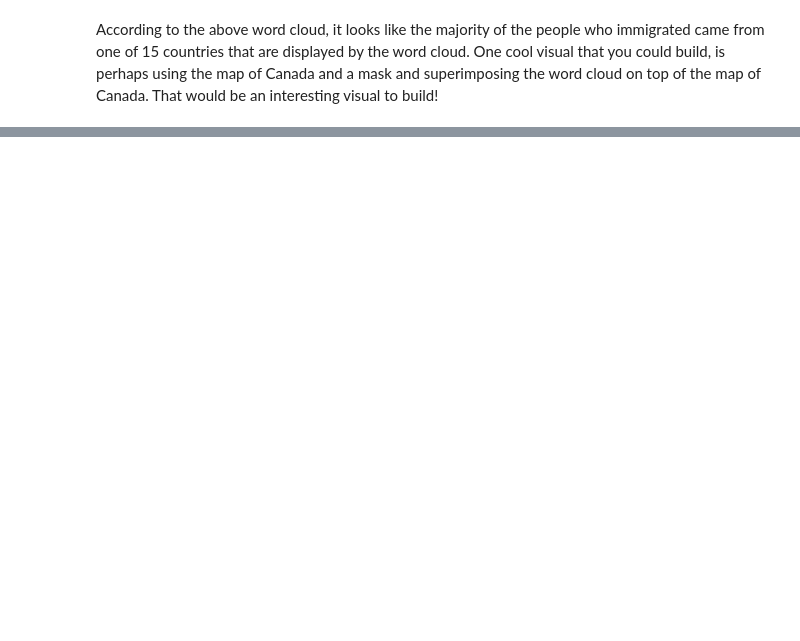
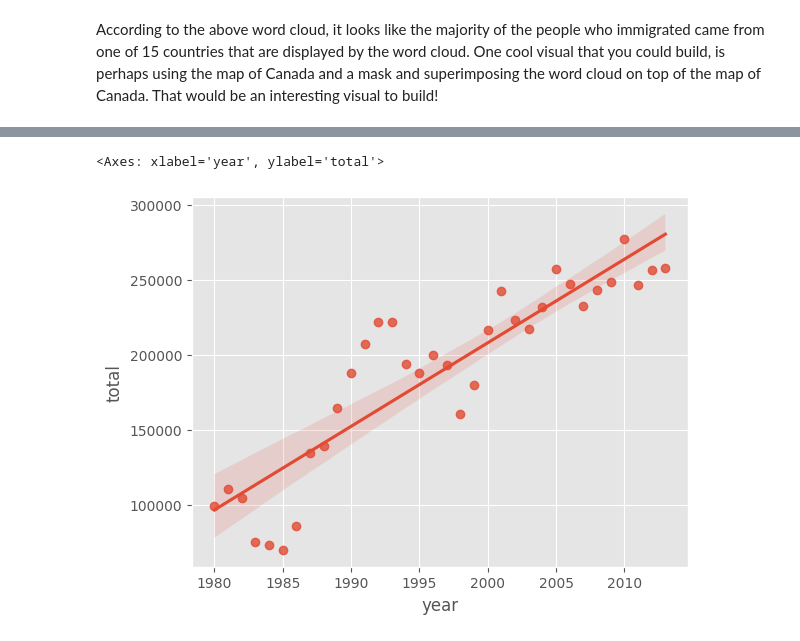
Before and after one commit to DUY2602/IBM-Data-Science, a Jupyter notebook: 8. Data Visualization with Python/Basic & Specialized Visualization tools/waffle_chart_word_cloud_regression_plot.ipynb, the cells around one changed output, grey strips where cells are left out. Drawn from its saved outputs; the diff is of its cells as text; code cells hidden in the pictures; blank space fills up the shorter version.

```diff
--- a/8. Data Visualization with Python/Basic & Specialized Visualization tools/waffle_chart_word_cloud_regression_plot.ipynb
+++ b/8. Data Visualization with Python/Basic & Specialized Visualization tools/waffle_chart_word_cloud_regression_plot.ipynb
@@ -566,0 +630,17 @@ According to the above word cloud, it looks like the majority of the people who
+# %%
+years = list(map(str, range(1980, 2014)))
+
+# Use the sum method to get total immigrants per year
+df_tot = pd.DataFrame(df[years].sum(axis=0))
+
+# Change the years to type float (useful for regression later on)
+df_tot.index = map(float, df_tot.index)
+
+# reset the index to put in back in as a column in the df_tot dataframe
+df_tot.reset_index(inplace=True)
+
+# Rename the columns
+df_tot.columns = ['year', 'total']
+
+# View the dataframe
+df_tot.head()
@@ -566,0 +654,6 @@ According to the above word cloud, it looks like the majority of the people who
+# %%
+# Plot the regression
+sns.regplot(x='year', y='total', data=df_tot)
+# %% [output]
+<Axes: xlabel='year', ylabel='total'>
+[figure, added]
```
Also changed, not shown: parts of 36 cells of this notebook.
